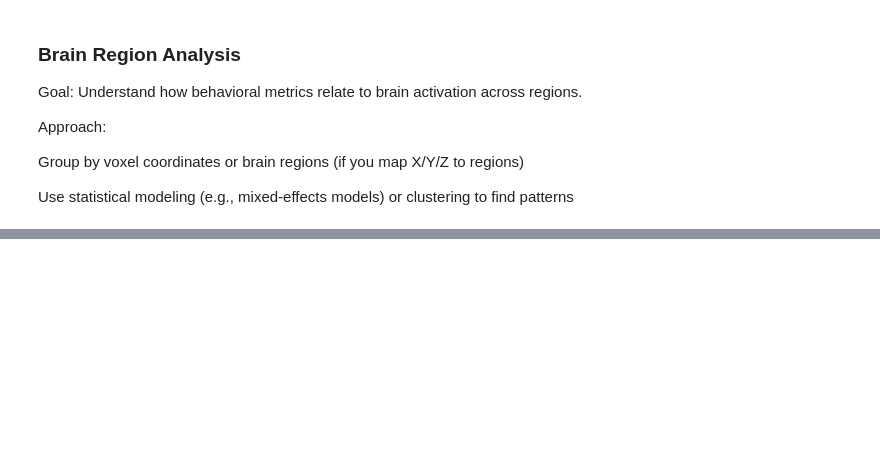
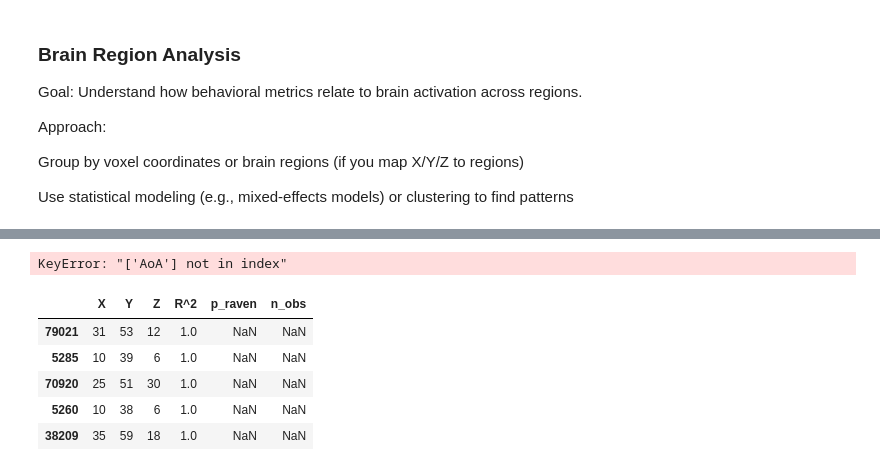
Before and after one commit to ojnim/cs506-final-project, a Jupyter notebook: modeling.ipynb, the cells around one changed output, grey strips where cells are left out. Cells and saved outputs as stored; diff of their text form; code cells hidden in the pictures; blank space fills up the shorter version.

```diff
--- a/modeling.ipynb
+++ b/modeling.ipynb
@@ -50,13 +47,10 @@ data_participants.head(5)
 Language_RT = ["RT_L1S","RT_L1NS","RT_L2S","RT_L2NS"]
 Language_ER = ["ER_L1S","ER_L1NS","ER_L2S","ER_L2NS"]
 
-chinese_skills = ["C_wr", "C_li", "C_sp", "C_re"]
-english_skills = ["E_wr", "E_li", "E_sp", "E_re"]
-
 participants_pool = data_participants['participant_id'].unique().tolist()
 
-participants_lang = data_participants[ ['participant_id', 'age', 'AoA',"CET_4_score"]+chinese_skills+english_skills+Language_RT+Language_ER]
-participants_cog = data_participants[ ['participant_id', 'age', "raven_score"]+Language_RT+Language_ER]
+participants_lang = data_participants[ ['participant_id', 'age', 'AoA',"CET_4_score"]+Language_RT+Language_ER]
+participants_cog = data_participants[ ['participant_id', 'age', 'AoA', "raven_score"]+Language_RT+Language_ER]
 # %%
 participants_lang.head()
 # %% [output]
@@ -462,0 +513,70 @@ ValueError: The truth value of a Series is ambiguous. Use a.empty, a.bool(), a.i
+# %%
+# Loop over voxel regions
+for (x, y, z), group in voxel_groups:
+    if len(group) < 10:
+        continue  # skip very small groups to avoid unstable models
+
+    train_group = train_df[(train_df['X'] == x) & (train_df['Y'] == y) & (train_df['Z'] == z)]
+    test_group = test_df[(test_df['X'] == x) & (test_df['Y'] == y) & (test_df['Z'] == z)]
+
+    if train_group.empty or test_group.empty:
+        print(f"Skipping empty group at ({x}, {y}, {z})")
+        continue
+
+     # Extract features and target variables for both train and test sets
+    X_train = train_group[predictor_cols]
+    X_test = test_group[predictor_cols]
+
+    X_train, X_test = X_train.align(X_test, join='outer', axis=1, fill_value=0)
+
+    y_train = train_group['Voxel Value']
+    y_test = test_group['Voxel Value']
+
+    if y_train.nunique() == 1:
+        print(f"Skipping constant target at ({x}, {y}, {z})")
+        continue
+
+
+    # Fit model on the training data
+    model = sm.OLS(y_train, X_train).fit()
+
+    # Predict on the test set
+    y_pred = model.predict(X_test)
+
+    # Compute R^2 on test data
+    r2_test = model.rsquared
+
+    # Get p-value for 'raven_score'
+    p_raven = model.pvalues.get('raven_score', None)
+
+    # Get p-value for 'CET_4_score'
+    p_CET_4 = model.pvalues.get('CET_4_score', None)
+
+
+    region_results.append({
+        'X': x,
+        'Y': y,
+        'Z': z,
+        'R^2': r2_test,
+        'p_raven': p_raven,
+        'p_CET_4_score': p_CET_4,
+        'n_obs': len(group)
+    })
+
+# Create DataFrame with results
+cog_region_df = pd.DataFrame(region_results)
+
+# Sort and display strongest regions by R^2
+cog_region_df.sort_values('R^2', ascending=False).head()
+# %% [output]
+KeyError: "['AoA'] not in index"
+# %%
+top_regions = cog_region_df.sort_values('R^2', ascending=False).head(10)
+top_regions.head()
+# %% [output]
+|  | X | Y | Z | R^2 | p_raven | n_obs |
+| 79021 | 31 | 53 | 12 | 1.0 | NaN | NaN |
+| 5285 | 10 | 39 | 6 | 1.0 | NaN | NaN |
+| 70920 | 25 | 51 | 30 | 1.0 | NaN | NaN |
+| 5260 | 10 | 38 | 6 | 1.0 | NaN | NaN |
+| 38209 | 35 | 59 | 18 | 1.0 | NaN | NaN |
```
Also changed, not shown: parts of 16 cells of this notebook.
